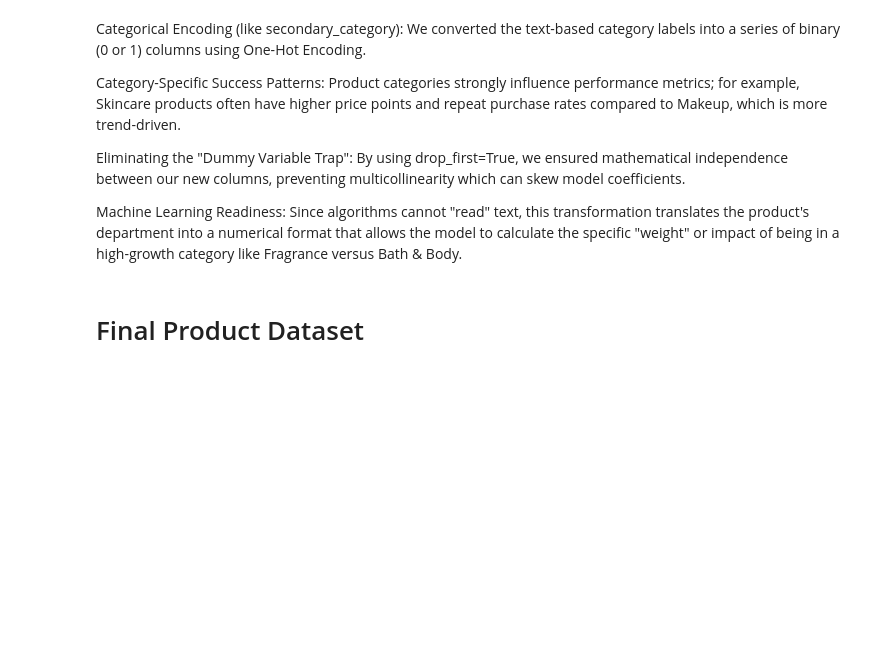
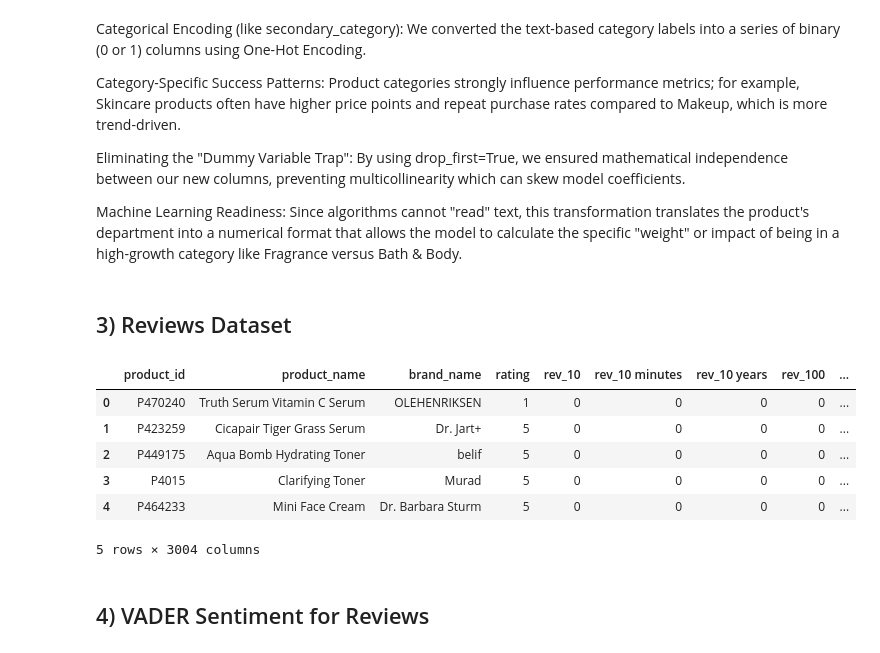
Before and after one commit to xuany823/ads508-FinalProject-Team1, a Jupyter notebook: Data Transformation and Engineering.ipynb, the cells around one changed output. Saved outputs shown, nothing was run; the diff lists cells and outputs as text; code cells hidden in the pictures; blank space fills up the shorter version.

```diff
--- a/Data Transformation and Engineering.ipynb
+++ b/Data Transformation and Engineering.ipynb
@@ -42,9 +47,11 @@ raw/reviews/reviews_750-1250.csv
 # %%
 # Define the S3 path
 s3_path = 's3://ads508-team1-sephora/curated/products/products.parquet'
+s3_path_reviews = 's3://ads508-team1-sephora/curated/reviews/reviews.parquet'
 
 # Load the parquet directly into a DataFrame
 df_products = pd.read_parquet(s3_path)
+df_reviews = pd.read_parquet(s3_path_reviews)
 
 # Display the first few rows
 df_products.head().T
@@ -573,5 +722,5 @@ Category-Specific Success Patterns: Product categories strongly influence perfor
 Eliminating the "Dummy Variable Trap": By using drop_first=True, we ensured mathematical independence between our new columns, preventing multicollinearity which can skew model coefficients.
 
 Machine Learning Readiness: Since algorithms cannot "read" text, this transformation translates the product's department into a numerical format that allows the model to calculate the specific "weight" or impact of being in a high-growth category like Fragrance versus Bath & Body.
-# %% [markdown]
-# Final Product Dataset
+# %% [markdown]
+## 3) Reviews Dataset
@@ -577,0 +751,38 @@ Machine Learning Readiness: Since algorithms cannot "read" text, this transforma
+# %%
+# TF-IDF on review_text_only
+vectorizer_reviews = TfidfVectorizer(
+    max_features=3000,
+    min_df=5,
+    max_df=0.8,
+    ngram_range=(1, 2)
+)
+
+X_reviews = vectorizer_reviews.fit_transform(df_reviews_sample['review_text_clean'])
+review_features = vectorizer_reviews.get_feature_names_out()
+
+reviews_tfidf_df = pd.DataFrame.sparse.from_spmatrix(
+    X_reviews,
+    columns=[f"rev_{col}" for col in review_features],
+    index=df_reviews_sample.index
+)
+
+# keep identifiers
+reviews_tfidf_df = pd.concat(
+    [
+        df_reviews_sample[['product_id', 'product_name', 'brand_name', 'rating']].reset_index(drop=True),
+        reviews_tfidf_df.reset_index(drop=True)
+    ],
+    axis=1
+)
+
+reviews_tfidf_df.head()
+# %% [output]
+|  | product_id | product_name | brand_name | rating | rev_10 | rev_10 minutes | rev_10 years | rev_100 | ... |
+| 0 | P470240 | Truth Serum Vitamin C Serum | OLEHENRIKSEN | 1 | 0 | 0 | 0 | 0 | ... |
+| 1 | P423259 | Cicapair Tiger Grass Serum | Dr. Jart+ | 5 | 0 | 0 | 0 | 0 | ... |
+| 2 | P449175 | Aqua Bomb Hydrating Toner | belif | 5 | 0 | 0 | 0 | 0 | ... |
+| 3 | P4015 | Clarifying Toner | Murad | 5 | 0 | 0 | 0 | 0 | ... |
+| 4 | P464233 | Mini Face Cream | Dr. Barbara Sturm | 5 | 0 | 0 | 0 | 0 | ... |
+5 rows × 3004 columns
+# %% [markdown]
+## 4) VADER Sentiment for Reviews
```
Also changed, not shown: parts of 12 cells of this notebook.
